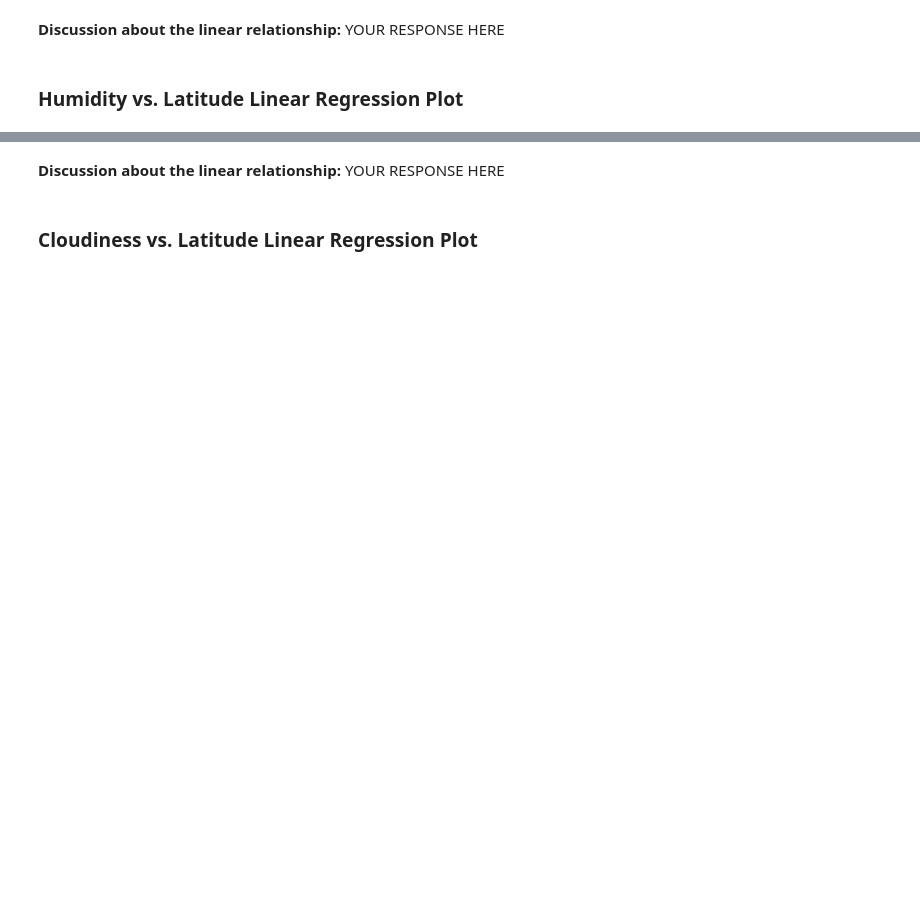
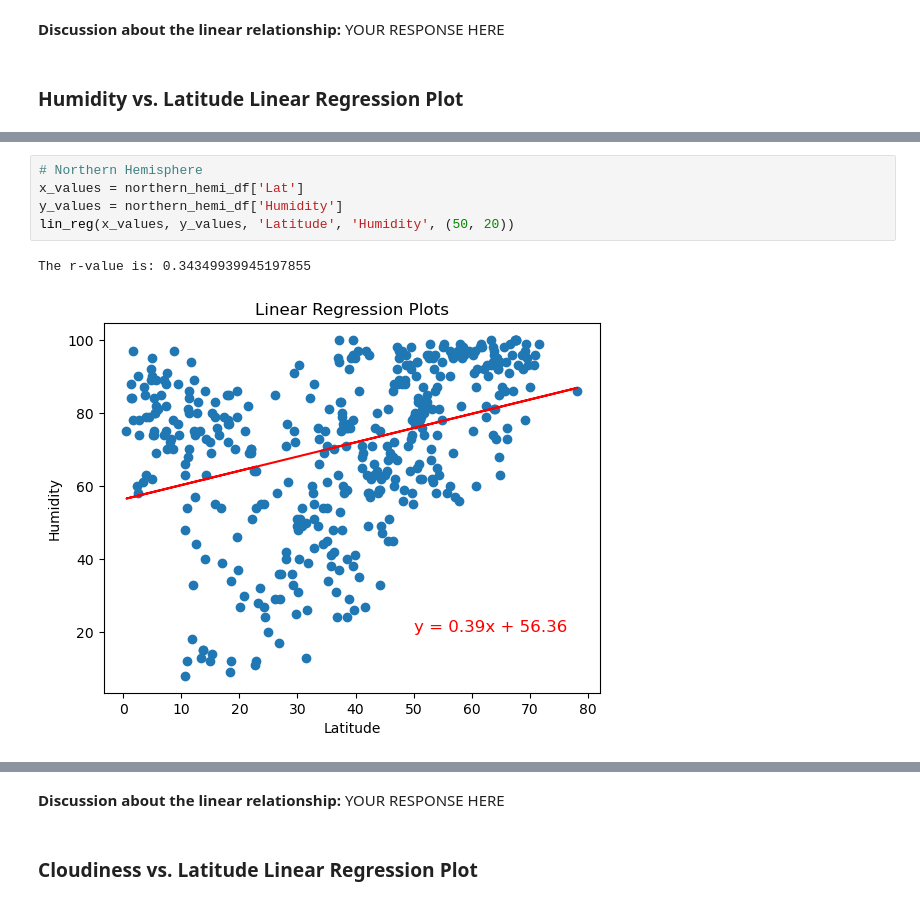
Before and after one commit to Ricumstrict/python-api-challenge, a Jupyter notebook: WeatherPy/WeatherPy.ipynb, the cells around one changed output, grey strips where cells are left out. Drawn from its saved outputs; the diff is of its cells as text; blank space fills up the shorter version.

```diff
--- a/WeatherPy/WeatherPy.ipynb
+++ b/WeatherPy/WeatherPy.ipynb
@@ -336,0 +339,8 @@ The r-value is: 0.0002808747046324607
+# %%
+# Northern Hemisphere
+x_values = northern_hemi_df['Lat']
+y_values = northern_hemi_df['Humidity']
+lin_reg(x_values, y_values, 'Latitude', 'Humidity', (50, 20))
+# %% [output]
+The r-value is: 0.34349939945197855
+[figure, added]
```
Also changed, not shown: parts of 28 cells of this notebook, 6 other files.
